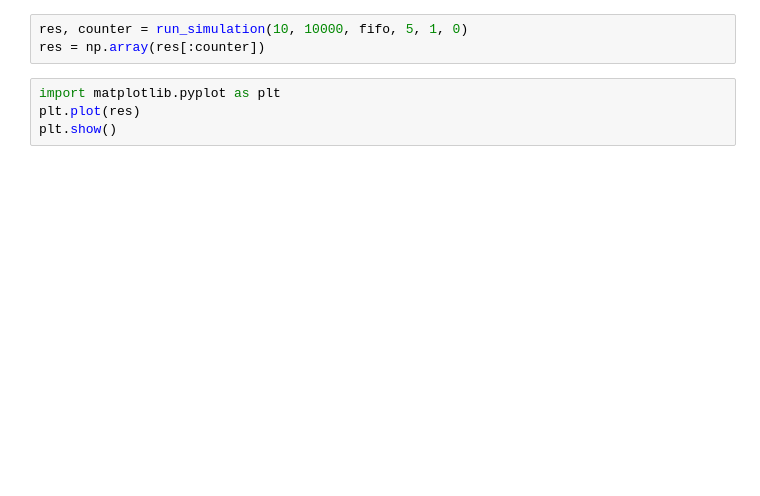
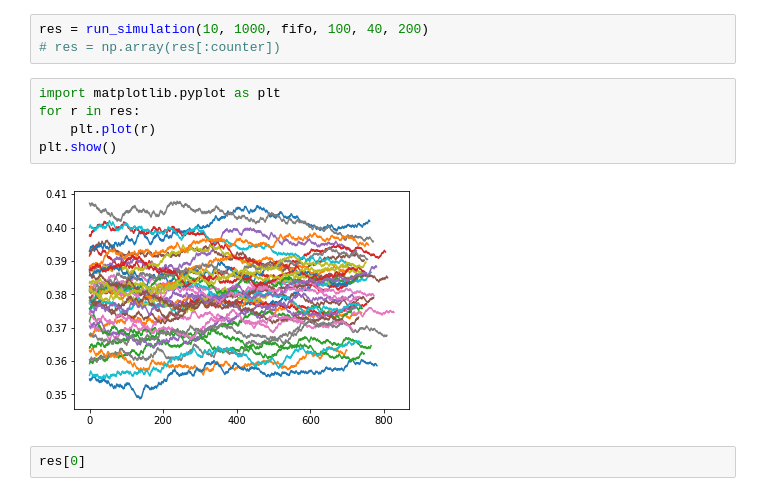
Before and after one commit to ks2117/s-m, a Jupyter notebook: Untitled.ipynb, the cells around one changed output. Drawn from its saved outputs; the diff is of its cells as text; blank space fills up the shorter version.

```diff
--- a/Untitled.ipynb
+++ b/Untitled.ipynb
@@ -57,9 +75,14 @@ def run_simulation(m, n, policy, duration, batches, warmup):
 # %%
-res, counter = run_simulation(10, 10000, fifo, 5, 1, 0)
-res = np.array(res[:counter])
+res = run_simulation(10, 1000, fifo, 100, 40, 200)
+# res = np.array(res[:counter])
 # %%
 import matplotlib.pyplot as plt
-plt.plot(res)
+for r in res:
+    plt.plot(r)
 plt.show()
+# %% [output]
+[figure, added]
+# %%
+res[0]
 # %%
 # %% [output]
```
Also changed, not shown: parts of 3 cells of this notebook.
